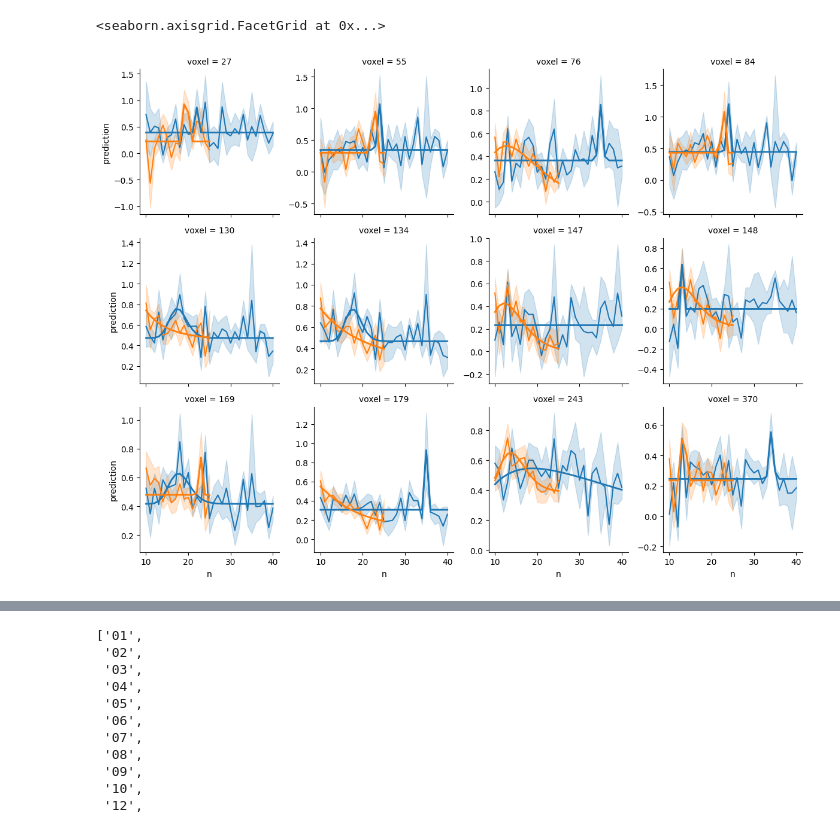
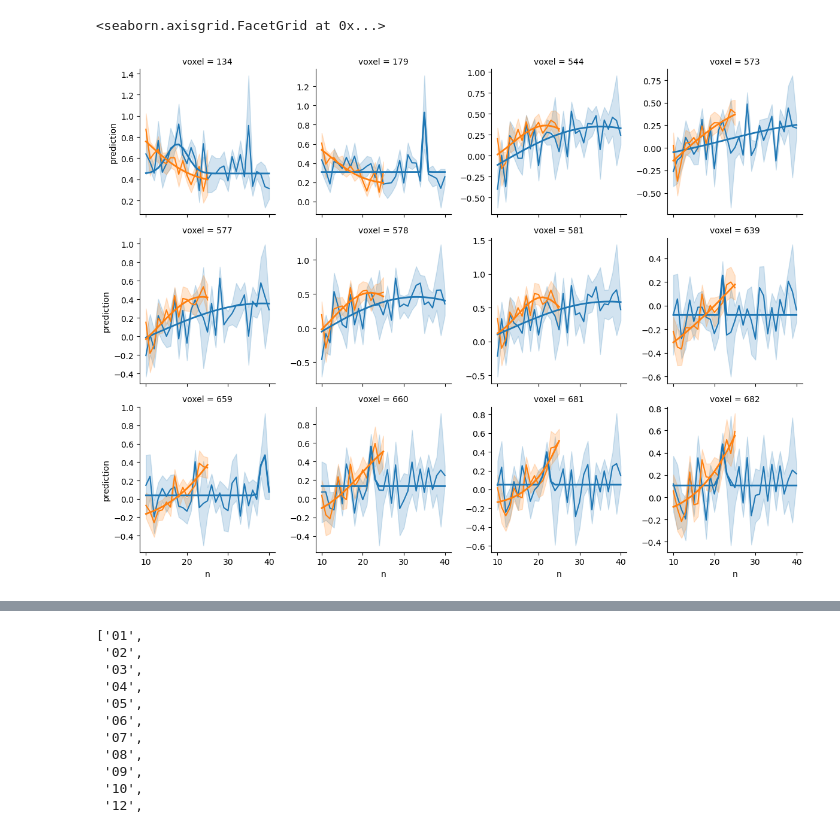
Before and after one commit to Gilles86/neural_priors, a Jupyter notebook: notebooks/bla.ipynb, the cells around one changed output, grey strips where cells are left out. Cells and saved outputs as stored; diff of their text form; code cells hidden in the pictures.

```diff
--- a/notebooks/bla.ipynb
+++ b/notebooks/bla.ipynb
@@ -15,7 +17,7 @@ pd.set_option('display.width', 170) # 80
 pd.options.mode.copy_on_write = True
 pd.set_option('display.max_columns', 70)
 # %%
-bids_folder = '../../ds-neuralpriors'
+bids_folder = '/data/ds-neuralpriors'
 # %%
-plot_prf_predictions('10', bids_folder=bids_folder)
+plot_prf_predictions('10', bids_folder=bids_folder, gaussian=True)
 # %% [output]
@@ -23,2 +26,2 @@ plot_prf_predictions('10', bids_folder=bids_folder)
 <seaborn.axisgrid.FacetGrid at 0x...>
-[figure, old version]
+[figure, new version]
```
Also changed, not shown: parts of 30 cells of this notebook.
